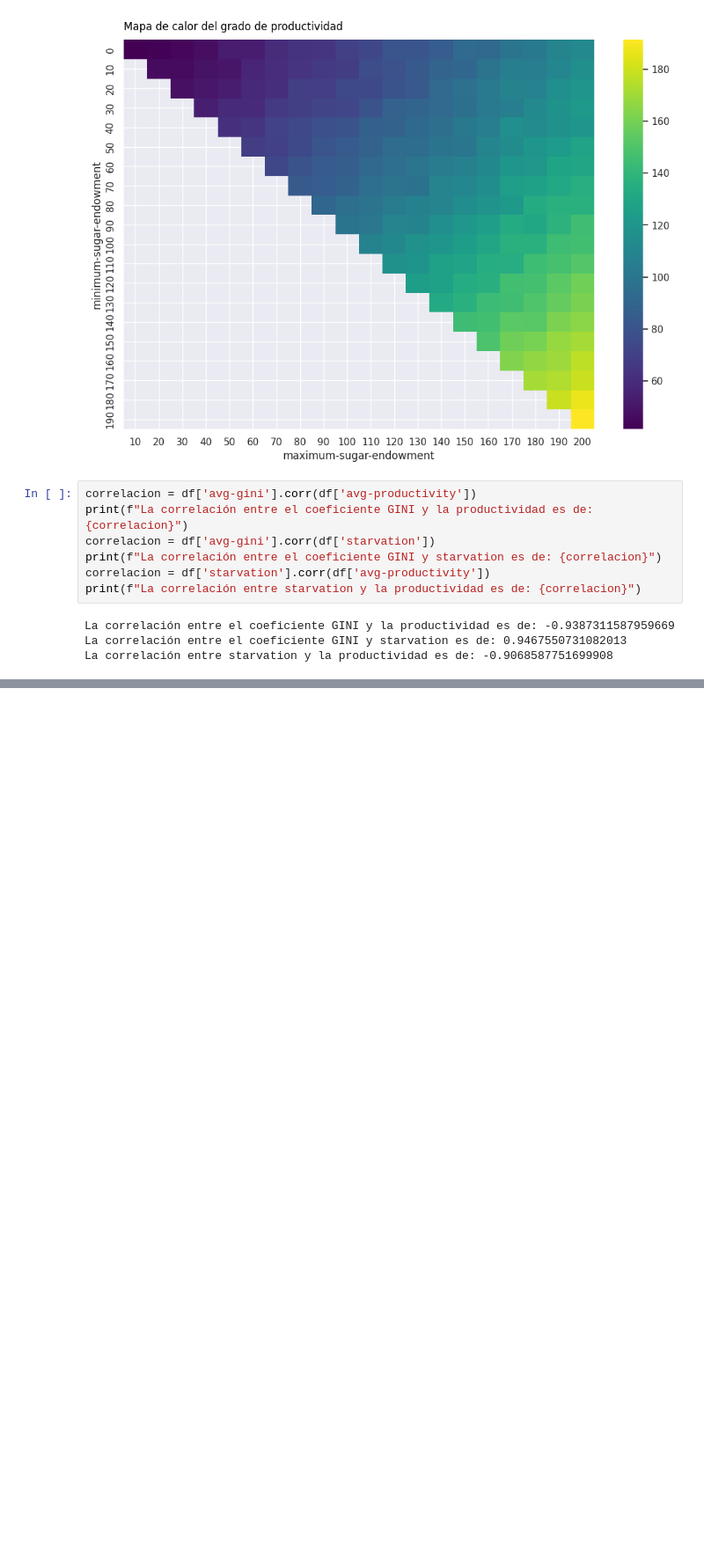
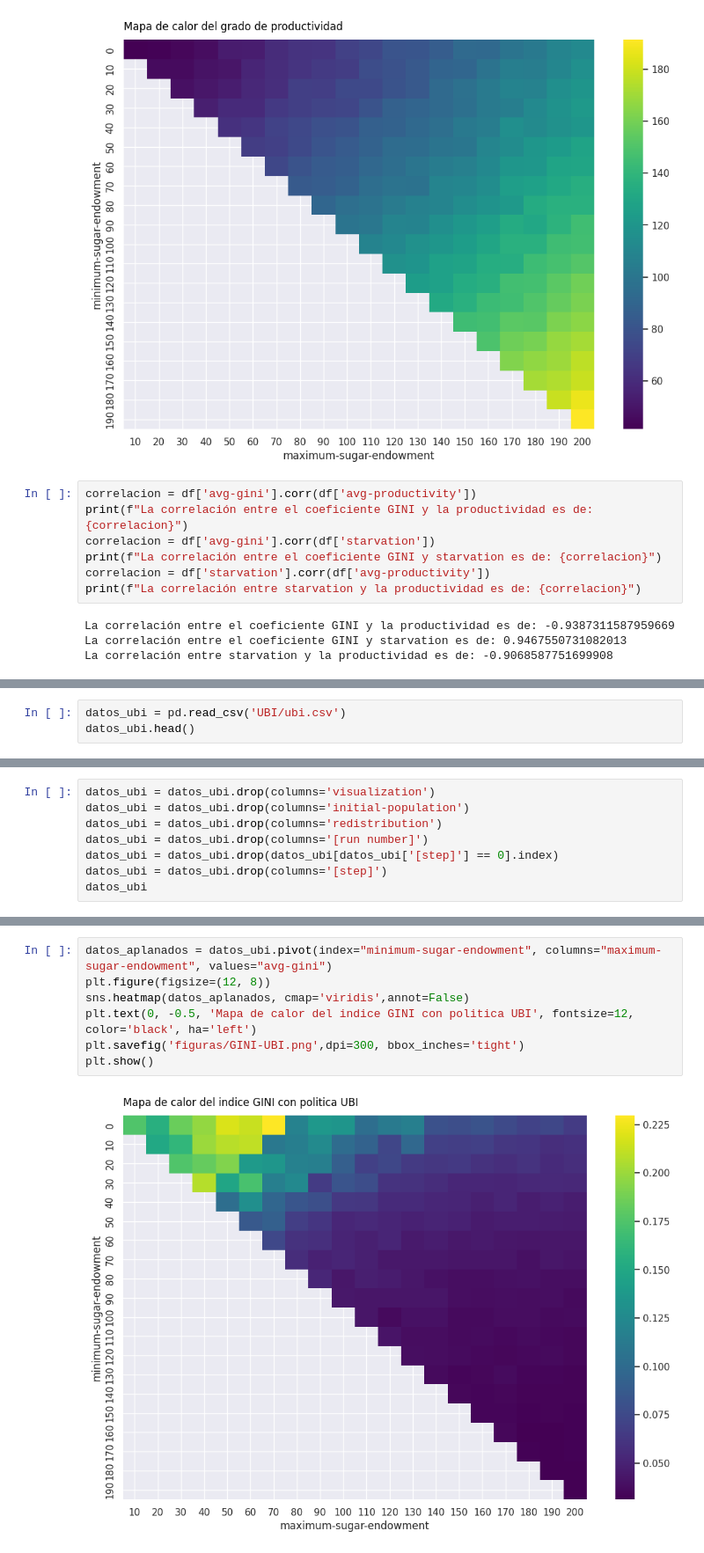
Before and after one commit to Aruroo/SugarScape, a Jupyter notebook: Analisis/AnalisisSugarScape.ipynb, the cells around one changed output, grey strips where cells are left out. Shown at 88% size. Cells and saved outputs as stored; diff of their text form; blank space fills up the shorter version.

Commit message:
add: agentes irracionales, dos politicas nuevas

```diff
--- a/Analisis/AnalisisSugarScape.ipynb
+++ b/Analisis/AnalisisSugarScape.ipynb
@@ -84,0 +94,3 @@ La correlación entre starvation y la productividad es de: -0.9068587751699908
+# %%
+datos_ubi = pd.read_csv('UBI/ubi.csv')
+datos_ubi.head()
@@ -84,0 +104,8 @@ La correlación entre starvation y la productividad es de: -0.9068587751699908
+# %%
+datos_ubi = datos_ubi.drop(columns='visualization')
+datos_ubi = datos_ubi.drop(columns='initial-population')
+datos_ubi = datos_ubi.drop(columns='redistribution')
+datos_ubi = datos_ubi.drop(columns='[run number]')
+datos_ubi = datos_ubi.drop(datos_ubi[datos_ubi['[step]'] == 0].index)
+datos_ubi = datos_ubi.drop(columns='[step]')
+datos_ubi
@@ -84,0 +126,9 @@ La correlación entre starvation y la productividad es de: -0.9068587751699908
+# %%
+datos_aplanados = datos_ubi.pivot(index="minimum-sugar-endowment", columns="maximum-sugar-endowment", values="avg-gini")
+plt.figure(figsize=(12, 8))
+sns.heatmap(datos_aplanados, cmap='viridis',annot=False)
+plt.text(0, -0.5, 'Mapa de calor del indice GINI con politica UBI', fontsize=12, color='black', ha='left')
+plt.savefig('figuras/GINI-UBI.png',dpi=300, bbox_inches='tight')
+plt.show()
+# %% [output]
+[figure, added]
```
Also changed, not shown: parts of 9 cells of this notebook, 2 other files.
